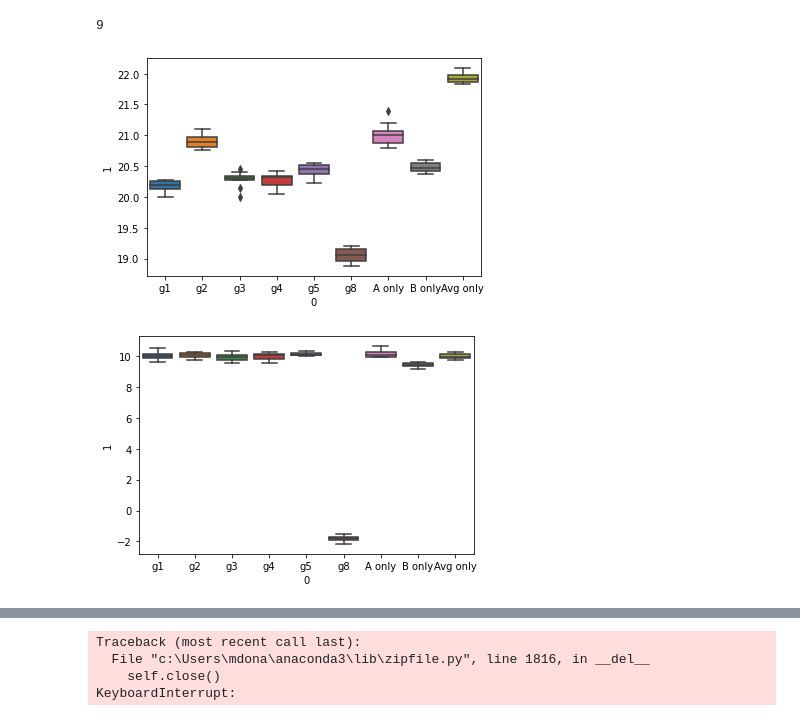
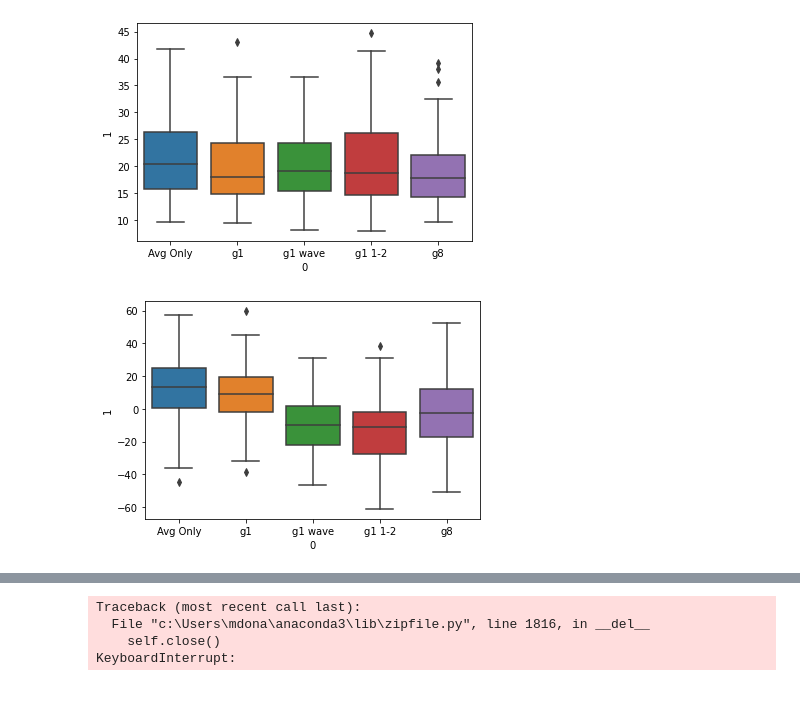
Before and after one commit to mdonahue263/NCAA_Markov, a Jupyter notebook: optimize_matrix_combination_v03.ipynb, the cells around one changed output, grey strips where cells are left out. Cells and saved outputs as stored; diff of their text form; code cells hidden in the pictures.

```diff
--- a/optimize_matrix_combination_v03.ipynb
+++ b/optimize_matrix_combination_v03.ipynb
@@ -117,9 +129,9 @@ def accuracy_winner(simulation_outcome, game_result):
 
     team_A_win = real_A_score > real_B_score
 
-    sim_A_score=[simulation_outcome[1][x][0] for x in range(len(simulation_outcome[1]))]
-    sim_B_score=[simulation_outcome[1][x][1] for x in range(len(simulation_outcome[1]))]
+    sim_A_score=np.array([simulation_outcome[1][x][0] for x in range(len(simulation_outcome[1]))])
+    sim_B_score=np.array([simulation_outcome[1][x][1] for x in range(len(simulation_outcome[1]))])
     sim_win = sim_A_score > sim_B_score
 
 
-    return team_A_win == sim_win
+    return np.mean(team_A_win == sim_win)
@@ -159,7 +145,7 @@ def optimization_problem(scalar_multiples):
     accuracy_list = []
     ou_list = []
     winner_list = []
-    for g in os.listdir('raw_game_pulls'):
+    for g in np.random.choice(games_to_consider, 100):
         total_acc=0
         # game_res = pd.read_excel('raw_game_pulls/6195965_Play-By-Play for Indiana vs Army West Point.xlsx')
 
@@ -196,7 +182,7 @@ def optimization_problem(scalar_multiples):
         combined_matrix.columns=avg_matrix.columns
 
         # Evaluate performance on X game simulations
-        result = simulate_game(combined_matrix, 1)
+        result = simulate_game(combined_matrix, 10)
         total_acc += accuracy(result, game_res)
         accuracy_list.append(accuracy(result, game_res))
         ou_list.append(accuracy_ou(result, game_res))
@@ -204,7 +190,7 @@ def optimization_problem(scalar_multiples):
 
     # scalar_history.append(scalar_multiples)
     # acc_history.append(np.mean(total_acc))
-    return np.mean(accuracy_list), np.mean(ou_list), np.mean(winner_list)
+    return accuracy_list, ou_list, winner_list
 # %%
 # Initialize parameters
 # initial_guess = np.random.rand(54)
@@ -272,20 +256,29 @@ g8 = np.array([1,1,1,1,1, 0, 0, 0,1,0,0,0,0,0,.8,.8,.8,0,
+# %%
+# new guesses test
+g_1_variation_1 = np.array([2,1,.5,1,2,0,0,0,1,0,0,0,0,0,.5,1,2,0,
+    0,0,0,0,0,1,.5,1,0,2,1,.5,1,1,0,0,0,2,
+    0,0,0,0,0,0,0,0,0,0,0,0,0,0,0,0,0,0])
+
+g_1_variation_2 = np.array([1,2,1,2,1,0,0,0,2,0,0,0,0,0,1,2,1,0,
+    0,0,0,0,0,2,1,2,0,1,2,1,2,1,0,0,0,2,
+    0,0,0,0,0,0,0,0,0,0,0,0,0,0,0,0,0,0])
+
+g_1_variation_3 = g1*np.random.choice([1,2,3,4,5,6,7,8,9,10], 54)
 # %%
 lob = []
 acc_history=[]
 ou_history = []
 winner_history = []
-gsss = [g1,g2,g3,g4,g5,g8,team_A_guess, team_B_guess, avg_guess]
+
+gsss = [avg_guess, g1, g_1_variation_1, g_1_variation_2, g_1_variation_3, g8]
 for guess in tqdm(range(len(gsss))):
-        for i in range(10):
-                res1, res2, res3 = optimization_problem(np.array(gsss[guess]))
-                acc_history.append(res1)
-                ou_history.append(res2)
-                winner_history.append(res3)
-                lob.append(guess)
+        # for i in range(10):
+        res1, res2, res3 = optimization_problem(np.array(gsss[guess]))
+        acc_history+=res1
+        ou_history+=res2
+        winner_history+=res3
+        rep_lob = list(np.repeat(guess,len(res1)))
+        lob+=rep_lob
-# %%
-i
-# %% [output]
-9
 # %%
 results_plot_1 = pd.DataFrame(zip(lob,acc_history))
 results_plot_2 = pd.DataFrame(zip(lob,ou_history))
@@ -308,6 +287,6 @@ save_plot_1.to_excel('Full Season 1 sim 10 times distance scores.xlsx')
 # %%
 fig,ax=plt.subplots()
-sns.boxplot(x=0, y=1, data=results_plot_1)#, labels = ['g1','g2','g3','g4','g5','g8'])
-ax.set_xticklabels(['g1','g2','g3','g4','g5','g8','A only', 'B only', 'Avg only']);
+sns.boxplot(x=0, y=1, data=results_plot_1[results_plot_1[0]!=4])#, labels = ['g1','g2','g3','g4','g5','g8'])
+ax.set_xticklabels(['Avg Only', 'g1', 'g1 wave', 'g1 1-2', 'g8']);
 # %% [output]
-[figure, old version]
+[figure, new version]
@@ -326,6 +293,6 @@ save_plot_2.to_excel('full season simulate 1 game 10 reps ou score.xlsx')
 # %%
 fig,ax=plt.subplots()
-sns.boxplot(x=0, y=1, data=results_plot_2)#, labels = ['g1','g2','g3','g4','g5','g8'])
-ax.set_xticklabels(['g1','g2','g3','g4','g5','g8','A only', 'B only', 'Avg only']);
+sns.boxplot(x=0, y=1, data=results_plot_2[results_plot_2[0]!=4])#, labels = ['g1','g2','g3','g4','g5','g8'])
+ax.set_xticklabels(['Avg Only', 'g1', 'g1 wave', 'g1 1-2', 'g8']);
 # %% [output]
-[figure, old version]
+[figure, new version]
```
Also changed, not shown: parts of 30 cells of this notebook, 2 other files.
